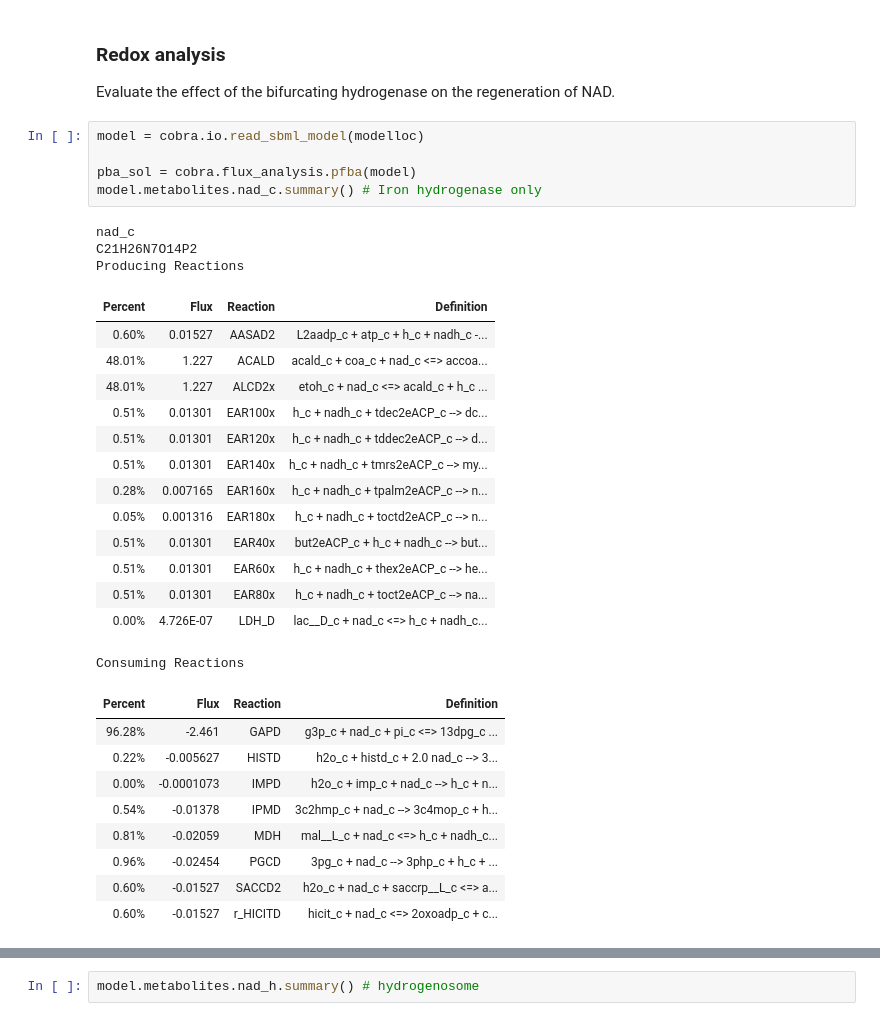
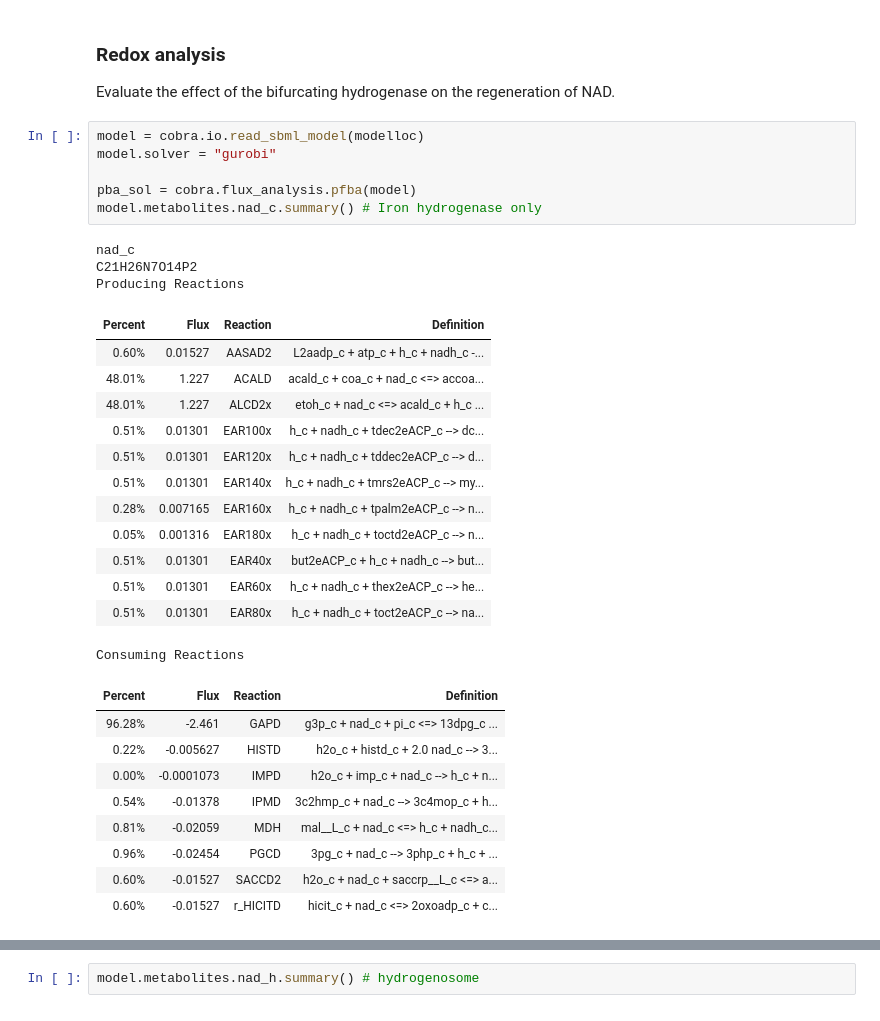
Before and after one commit to stelmo/iNlan20, a Jupyter notebook: ReconstructionAndAnalysis/iNlan20 Example Simulations.ipynb, the cells around one changed output, grey strips where cells are left out. Saved outputs shown, nothing was run; the diff lists cells and outputs as text.

```diff
--- a/ReconstructionAndAnalysis/iNlan20 Example Simulations.ipynb
+++ b/ReconstructionAndAnalysis/iNlan20 Example Simulations.ipynb
@@ -173,26 +177,26 @@ Secretion
 Evaluate the effect of the bifurcating hydrogenase on the regeneration of NAD.
 # %%
 model = cobra.io.read_sbml_model(modelloc)
+model.solver = "gurobi"
 
 pba_sol = cobra.flux_analysis.pfba(model)
 model.metabolites.nad_c.summary() # Iron hydrogenase only
 # %% [output]
 nad_c
 C21H26N7O14P2
 Producing Reactions
 | Percent | Flux | Reaction | Definition |
 | 0.60% | 0.01527 | AASAD2 | L2aadp_c + atp_c + h_c + nadh_c -... |
 | 48.01% | 1.227 | ACALD | acald_c + coa_c + nad_c <=> accoa... |
 | 48.01% | 1.227 | ALCD2x | etoh_c + nad_c <=> acald_c + h_c ... |
 | 0.51% | 0.01301 | EAR100x | h_c + nadh_c + tdec2eACP_c --> dc... |
 | 0.51% | 0.01301 | EAR120x | h_c + nadh_c + tddec2eACP_c --> d... |
 | 0.51% | 0.01301 | EAR140x | h_c + nadh_c + tmrs2eACP_c --> my... |
 | 0.28% | 0.007165 | EAR160x | h_c + nadh_c + tpalm2eACP_c --> n... |
 | 0.05% | 0.001316 | EAR180x | h_c + nadh_c + toctd2eACP_c --> n... |
 | 0.51% | 0.01301 | EAR40x | but2eACP_c + h_c + nadh_c --> but... |
 | 0.51% | 0.01301 | EAR60x | h_c + nadh_c + thex2eACP_c --> he... |
 | 0.51% | 0.01301 | EAR80x | h_c + nadh_c + toct2eACP_c --> na... |
-| 0.00% | 4.726E-07 | LDH_D | lac__D_c + nad_c <=> h_c + nadh_c... |
 Consuming Reactions
 | Percent | Flux | Reaction | Definition |
 | 96.28% | -2.461 | GAPD | g3p_c + nad_c + pi_c <=> 13dpg_c ... |
```
Also changed, not shown: parts of 8 cells of this notebook, 9 other files.
